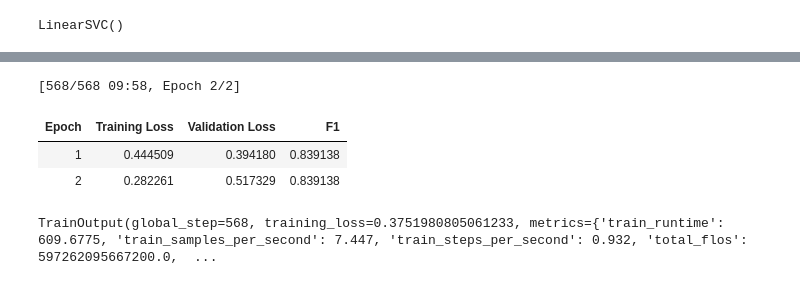
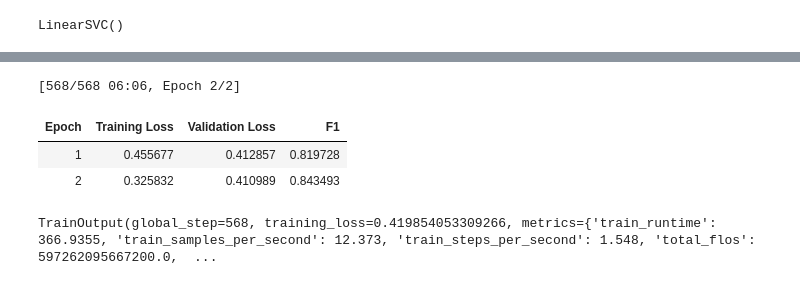
Before and after one commit to chrstntan/DSA4262, a Jupyter notebook: Assignment 2/Assignment 2.ipynb, the cells around one changed output, grey strips where cells are left out. Saved outputs shown, nothing was run; the diff lists cells and outputs as text; code cells hidden in the pictures.

```diff
--- a/Assignment 2/Assignment 2.ipynb
+++ b/Assignment 2/Assignment 2.ipynb
@@ -199,35 +202,36 @@ Notes:
 # %%
 def compute_metrics(eval_pred):
     logits, labels = eval_pred
     preds = logits.argmax(axis=1)
     return {"f1": f1_score(labels, preds)}
 
 training_args = TrainingArguments(
     output_dir="./results",
-    learning_rate=2e-5,
+    learning_rate=1e-5,
+    weight_decay=0.05,
     per_device_train_batch_size=8,
     per_device_eval_batch_size=8,
     num_train_epochs=2,
     eval_strategy="epoch",
     save_strategy="no",
     logging_steps=100
 )
 
 trainer = Trainer(
     model=model,
     args=training_args,
     train_dataset=train_dataset,
     eval_dataset=val_dataset,
     compute_metrics=compute_metrics
 )
 
 trainer.train()
 # %% [output]
-[568/568 09:58, Epoch 2/2]
+[568/568 06:06, Epoch 2/2]
 | Epoch | Training Loss | Validation Loss | F1 |
-| 1 | 0.444509 | 0.394180 | 0.839138 |
-| 2 | 0.282261 | 0.517329 | 0.839138 |
+| 1 | 0.455677 | 0.412857 | 0.819728 |
+| 2 | 0.325832 | 0.410989 | 0.843493 |
-TrainOutput(global_step=568, training_loss=0.3751980805061233, metrics={'train_runtime': 609.6775, 'train_samples_per_second': 7.447, 'train_steps_per_second': 0.932, 'total_flos': 597262095667200.0,  ...
+TrainOutput(global_step=568, training_loss=0.419854053309266, metrics={'train_runtime': 366.9355, 'train_samples_per_second': 12.373, 'train_steps_per_second': 1.548, 'total_flos': 597262095667200.0,  ...
 # %%
 trainer.evaluate()
 # %% [output]
```
Also changed, not shown: parts of 53 cells of this notebook, 2 other files.
